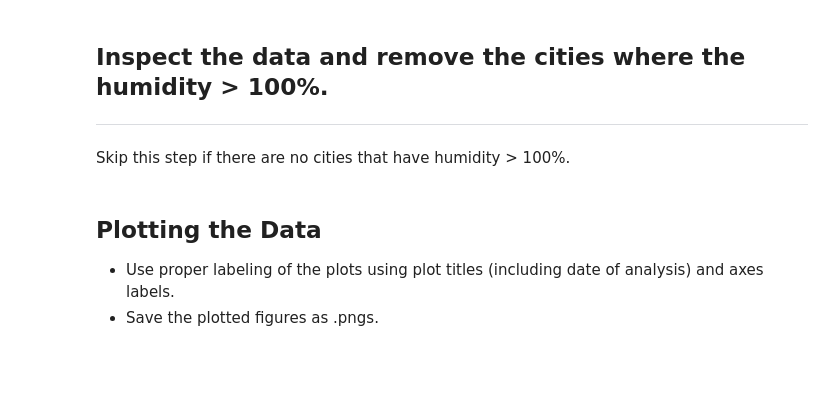
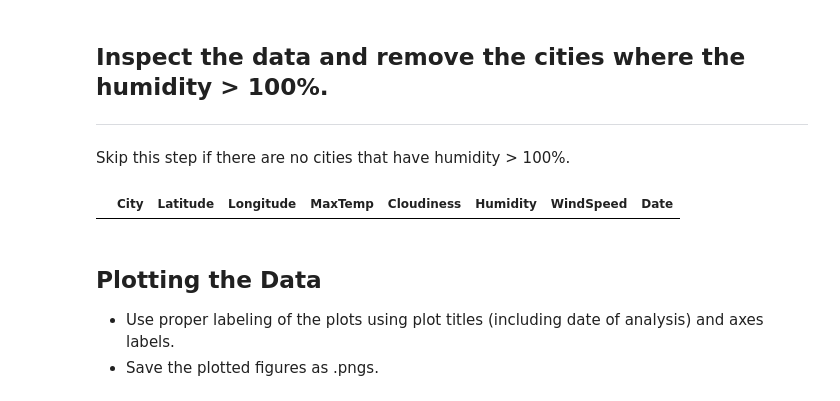
Before and after one commit to miketyburczy/python-api-challenge, a Jupyter notebook: WeatherPy/WeatherPy.ipynb, the cells around one changed output. Drawn from its saved outputs; the diff is of its cells as text; code cells hidden in the pictures; blank space fills up the shorter version.

```diff
--- a/WeatherPy/WeatherPy.ipynb
+++ b/WeatherPy/WeatherPy.ipynb
@@ -158,3 +153,9 @@ Skip this step if there are no cities that have humidity > 100%.
+# %%
+#Check to see if any cities have humidity over 100
+humidity_df = weather_data_df.loc[weather_data_df['Humidity'] >= 101]
+humidity_df
+# %% [output]
+|  | City | Latitude | Longitude | MaxTemp | Cloudiness | Humidity | WindSpeed | Date |
 # %% [markdown]
 ## Plotting the Data
 * Use proper labeling of the plots using plot titles (including date of analysis) and axes labels.
```
Also changed, not shown: parts of 2 cells of this notebook.
